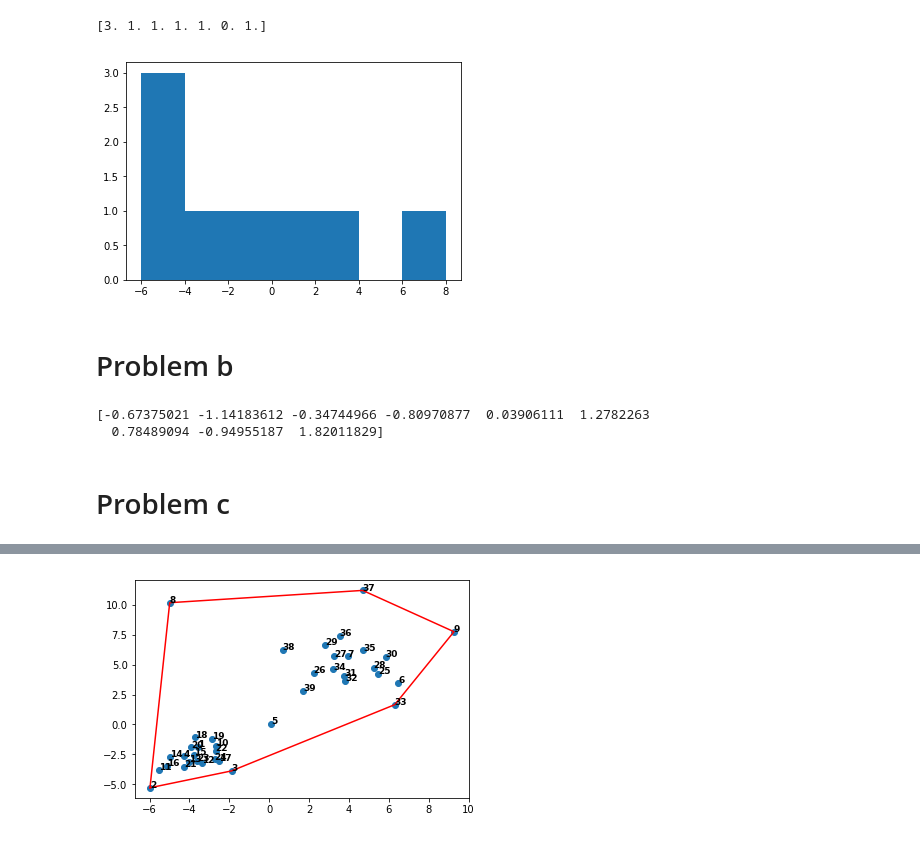
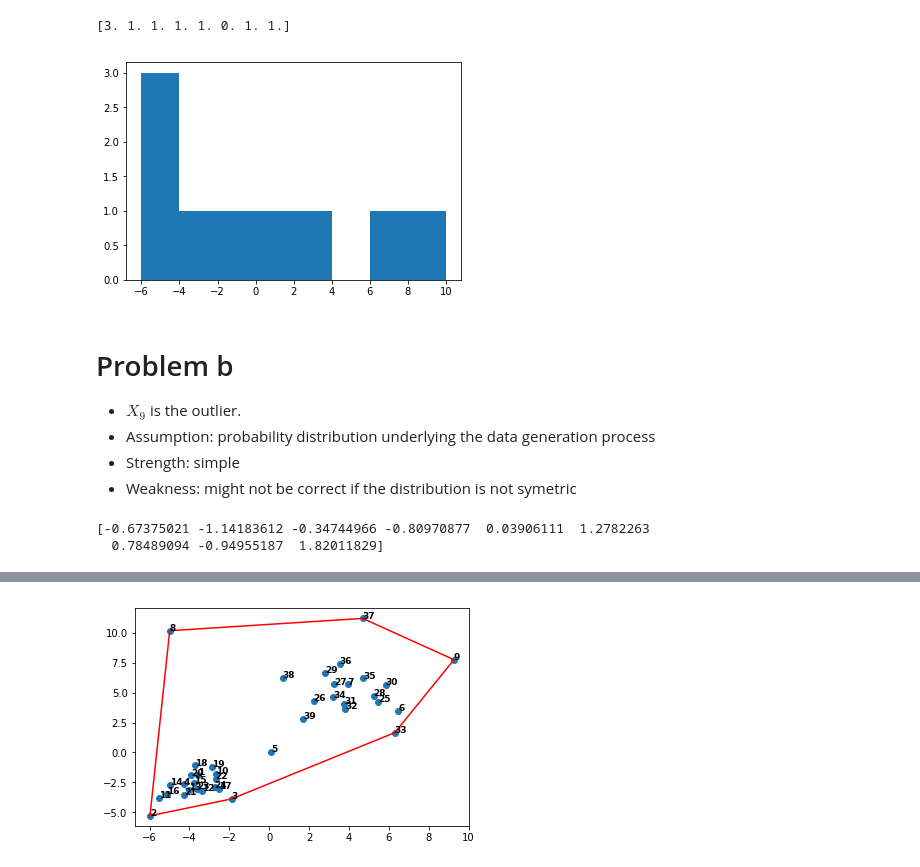
Before and after one commit to envil/algorithmic-data-analysis-uef-2019, a Jupyter notebook: ex7/ex7.ipynb, the cells around one changed output, grey strips where cells are left out. Saved outputs shown, nothing was run; the diff lists cells and outputs as text; code cells hidden in the pictures.

```diff
--- a/ex7/ex7.ipynb
+++ b/ex7/ex7.ipynb
@@ -50,14 +63,19 @@ plt.show()
 # %%
 import math
 
-out = plt.hist(X[:9, 1], bins=range(-6, math.ceil(np.max(X[:9, 1])), 2))
+out = plt.hist(X[:9, 1], bins=range(-6, math.ceil(np.max(X[:9, 1]))+2, 2))
 print(out[0])
 plt.show()
 # %% [output]
-[3. 1. 1. 1. 1. 0. 1.]
+[3. 1. 1. 1. 1. 0. 1. 1.]
-[figure, old version]
+[figure, new version]
-# %% [markdown]
-# Problem b
+# %% [markdown]
+# Problem b
+
+- $X_9$ is the outlier.
+- Assumption: probability distribution underlying the data generation process
+- Strength: simple
+- Weakness: might not be correct if the distribution is not symetric
 # %%
 mean = np.mean(X[:9, 1])
 std = np.std(X[:9, 1])
@@ -66,5 +84,3 @@ print(zScores)
 # %% [output]
 [-0.67375021 -1.14183612 -0.34744966 -0.80970877  0.03906111  1.2782263
   0.78489094 -0.94955187  1.82011829]
-# %% [markdown]
-# Problem c
```
Also changed, not shown: parts of 16 cells of this notebook.
